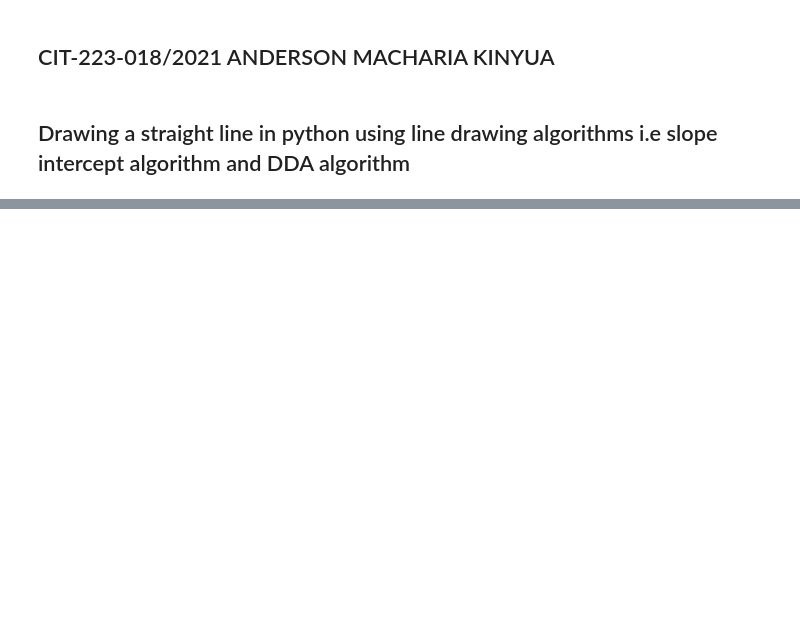
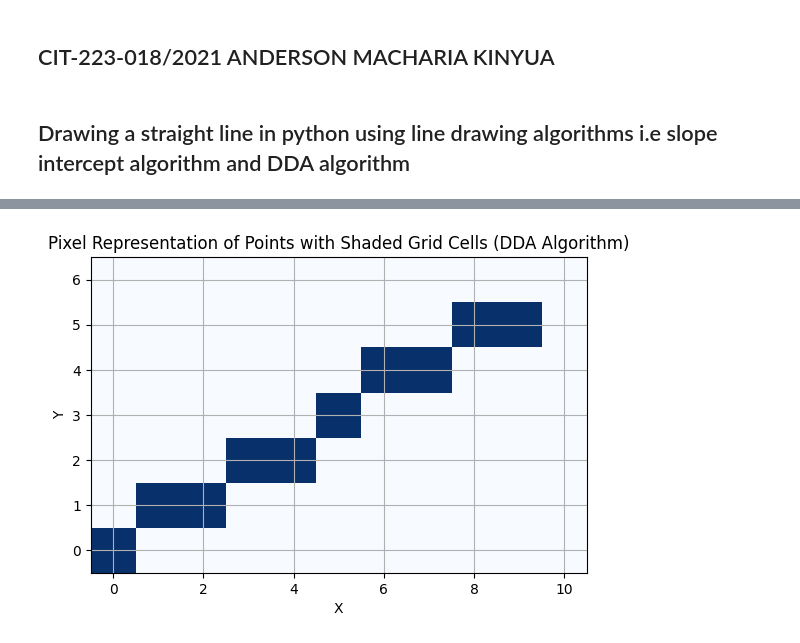
Before and after one commit to Mach-web/line_drawing_algorithms, a Jupyter notebook: Line Drawing Algorithms.ipynb, the cells around one changed output, grey strips where cells are left out. Saved outputs shown, nothing was run; the diff lists cells and outputs as text; code cells hidden in the pictures; blank space fills up the shorter version.

```diff
--- a/Line Drawing Algorithms.ipynb
+++ b/Line Drawing Algorithms.ipynb
@@ -181,31 +224,33 @@ grid = [[0 for _ in range(grid_width)] for _ in range(grid_height)]
 
 # Loop through the line segments between points and shade the cells
 for i in range(len(x) - 1):
     x0, y0 = int(x[i]), int(y[i])
     x1, y1 = int(x[i + 1]), int(y[i + 1])
 
     # DDA algorithm to draw the line
     dx = x1 - x0
     dy = y1 - y0
     steps = max(abs(dx), abs(dy))
     x_increment = dx / steps
     y_increment = dy / steps
 
     for _ in range(int(steps)):
         grid[y0][x0] = 1  # Shade the cell
         x0 += x_increment
         y0 += y_increment
 
 # Plot the grid as an image
 ax.imshow(grid, cmap='Blues', origin='lower')
 
 # Set labels for the axes
 ax.set_xlabel('X')
 ax.set_ylabel('Y')
 
 # Set a title for the plot
 ax.set_title('Pixel Representation of Points with Shaded Grid Cells (DDA Algorithm)')
 
 # Show the plot
-# plt.grid(True)
+plt.grid(True)
 plt.show()
+# %% [output]
+[figure, added]
```
Also changed, not shown: parts of 6 cells of this notebook.
